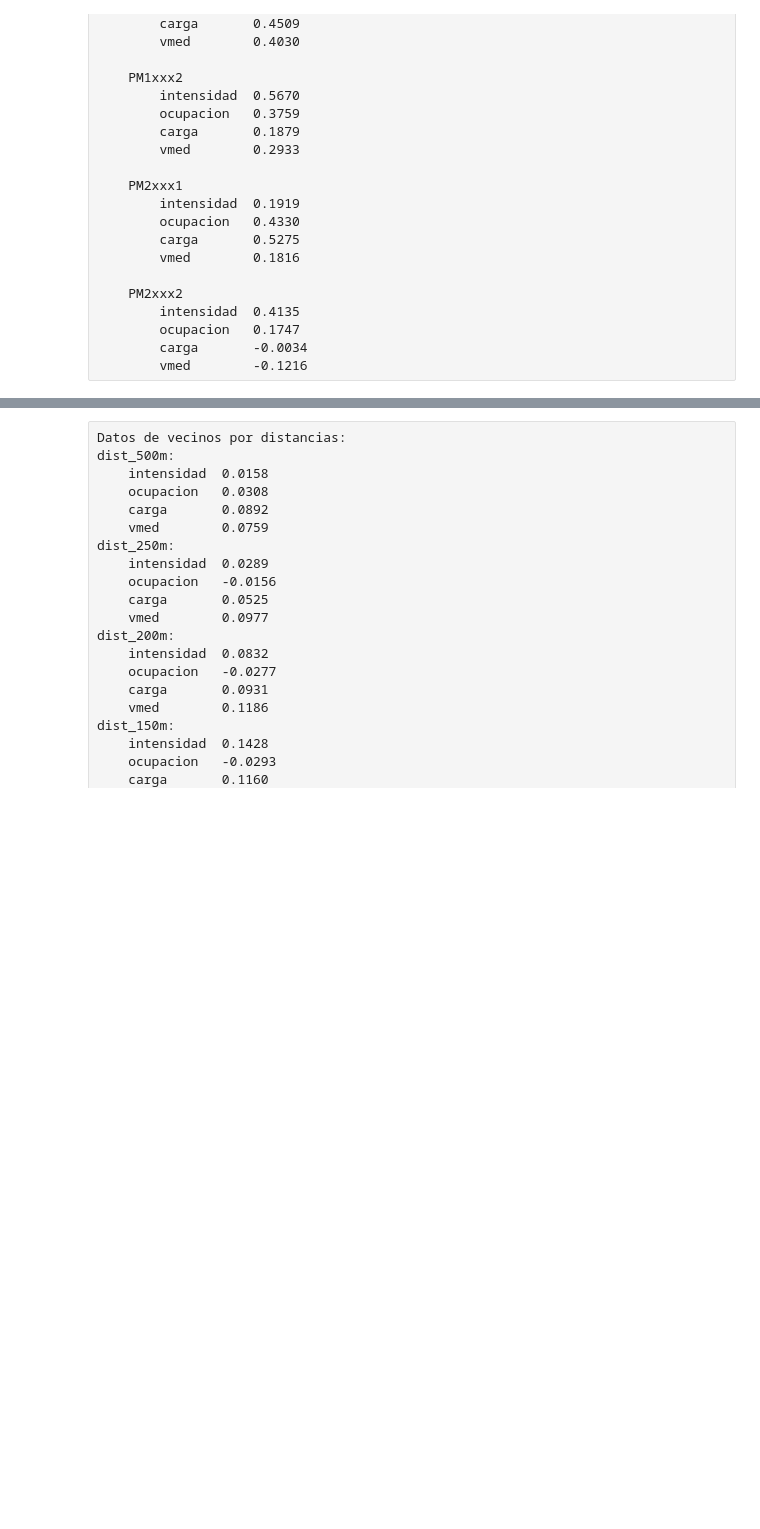
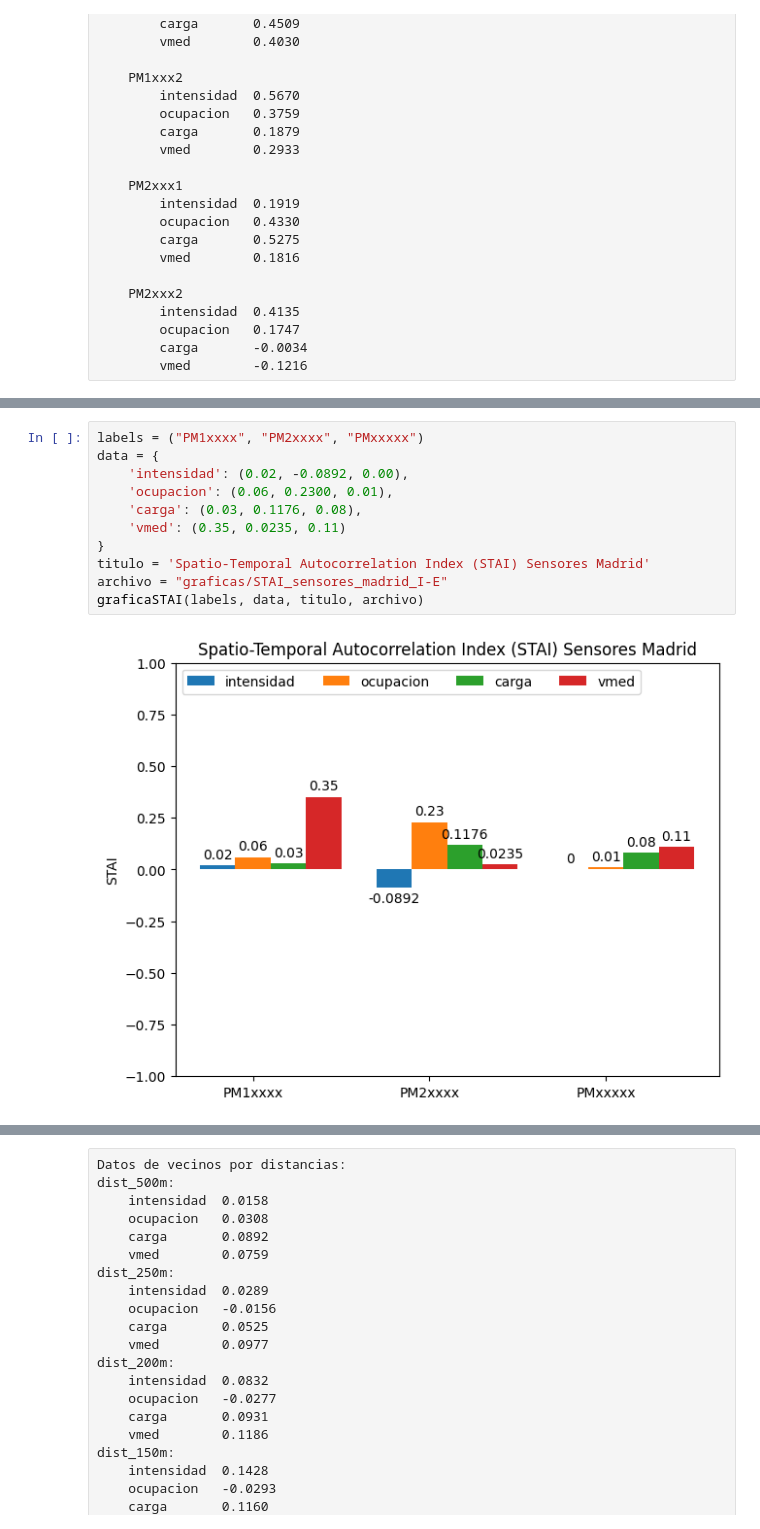
Before and after one commit to cquijadafuentes/jupyter_tesis_parte2, a Jupyter notebook: Graficas.ipynb, the cells around one changed output, grey strips where cells are left out. Cells and saved outputs as stored; diff of their text form; blank space fills up the shorter version.

Commit message:
graficas de STAI en sensores madrid.

```diff
--- a/Graficas.ipynb
+++ b/Graficas.ipynb
@@ -97,0 +105,13 @@ graficaSTAI(labels, data, titulo, archivo)
+# %%
+labels = ("PM1xxxx", "PM2xxxx", "PMxxxxx")
+data = {
+	'intensidad': (0.02, -0.0892, 0.00),
+	'ocupacion': (0.06, 0.2300, 0.01),
+	'carga': (0.03, 0.1176, 0.08),
+	'vmed': (0.35, 0.0235, 0.11)
+}
+titulo = 'Spatio-Temporal Autocorrelation Index (STAI) Sensores Madrid'
+archivo = "graficas/STAI_sensores_madrid_I-E"
+graficaSTAI(labels, data, titulo, archivo)
+# %% [output]
+[figure, added]
```
Also changed, not shown: parts of 6 cells of this notebook, 10 other files.
